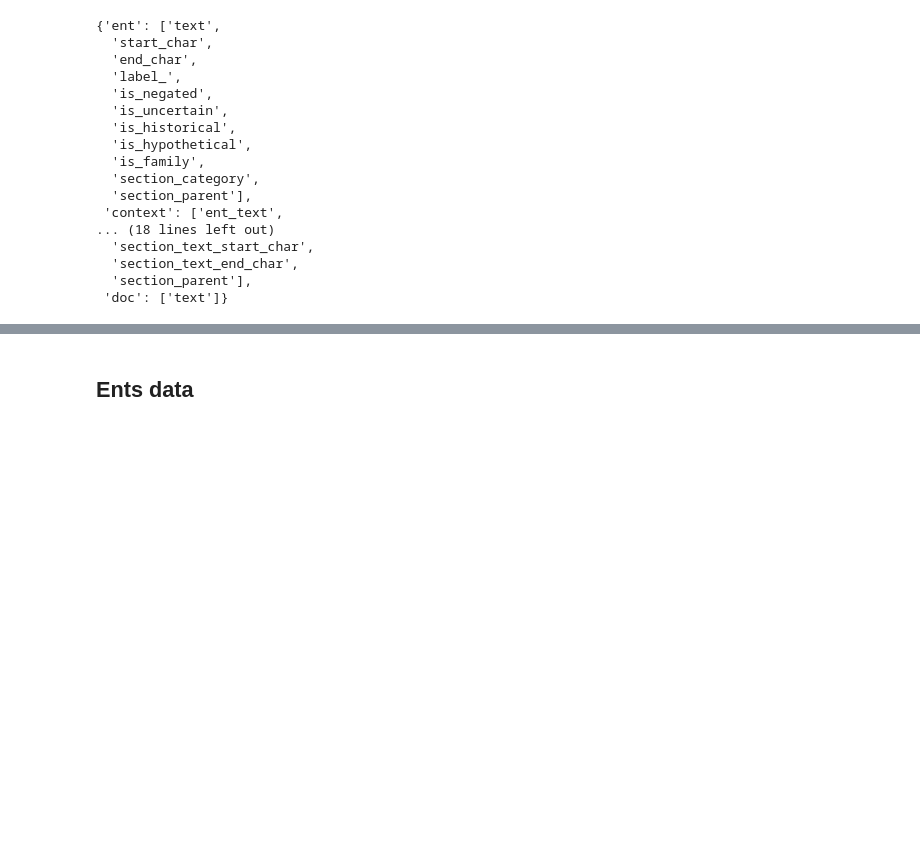
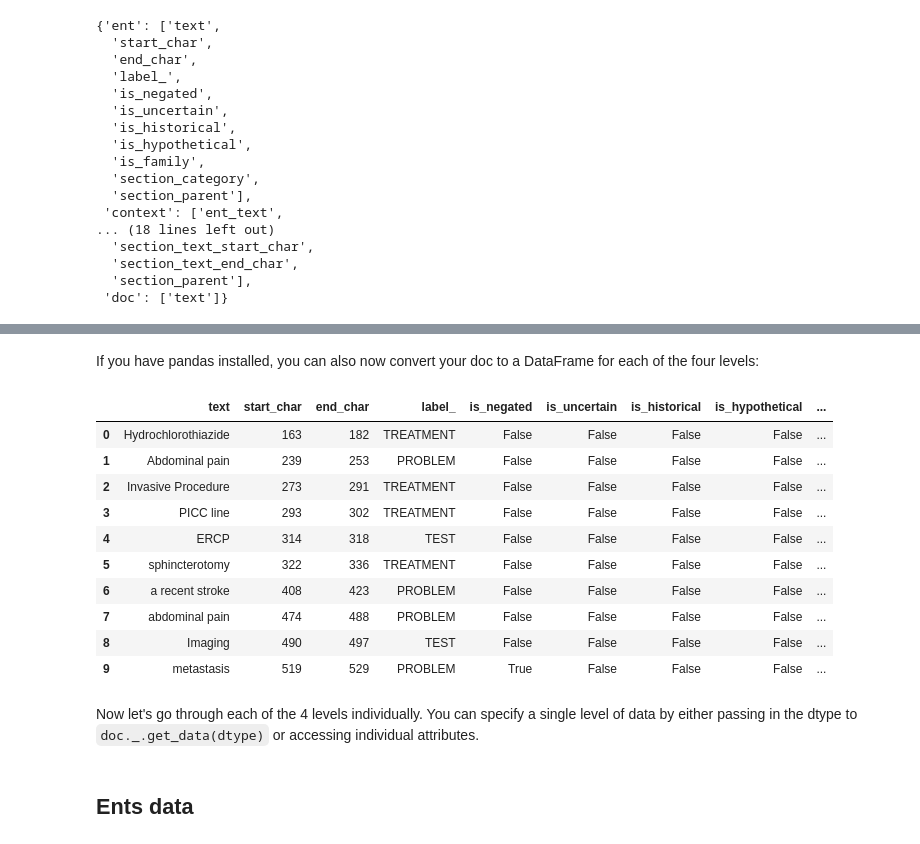
Before and after one commit to medspacy/medspacy, a Jupyter notebook: notebooks/12-IO.ipynb, the cells around one changed output, grey strips where cells are left out. Saved outputs shown, nothing was run; the diff lists cells and outputs as text; code cells hidden in the pictures; blank space fills up the shorter version.

```diff
--- a/notebooks/12-IO.ipynb
+++ b/notebooks/12-IO.ipynb
@@ -32,0 +43,4 @@ nlp.pipe_names
+# %%
+conn = sqlite.connect("medspacy_demo.db")
+# %%
+cursor = conn.cursor()
@@ -32,0 +51,2 @@ nlp.pipe_names
+# %%
+text = cursor.fetchone()[0]
@@ -63,3 +136,21 @@ doc = doc_consumer(doc)
+# %% [markdown]
+If you have pandas installed, you can also now convert your doc to a DataFrame for each of the four levels:
+# %%
+doc._.to_dataframe("ent").head(10)
+# %% [output]
+|  | text | start_char | end_char | label_ | is_negated | is_uncertain | is_historical | is_hypothetical | ... |
+| 0 | Hydrochlorothiazide | 163 | 182 | TREATMENT | False | False | False | False | ... |
+| 1 | Abdominal pain | 239 | 253 | PROBLEM | False | False | False | False | ... |
+| 2 | Invasive Procedure | 273 | 291 | TREATMENT | False | False | False | False | ... |
+| 3 | PICC line | 293 | 302 | TREATMENT | False | False | False | False | ... |
+| 4 | ERCP | 314 | 318 | TEST | False | False | False | False | ... |
+| 5 | sphincterotomy | 322 | 336 | TREATMENT | False | False | False | False | ... |
+| 6 | a recent stroke | 408 | 423 | PROBLEM | False | False | False | False | ... |
+| 7 | abdominal pain | 474 | 488 | PROBLEM | False | False | False | False | ... |
+| 8 | Imaging | 490 | 497 | TEST | False | False | False | False | ... |
+| 9 | metastasis | 519 | 529 | PROBLEM | True | False | False | False | ... |
+# %% [markdown]
+Now let's go through each of the 4 levels individually. You can specify a single level of data by either passing in the dtype to `doc._.get_data(dtype)` or accessing individual attributes.
 # %% [markdown]
 ## Ents data
 # %%
```
Also changed, not shown: parts of 87 cells of this notebook, 9 other files.
